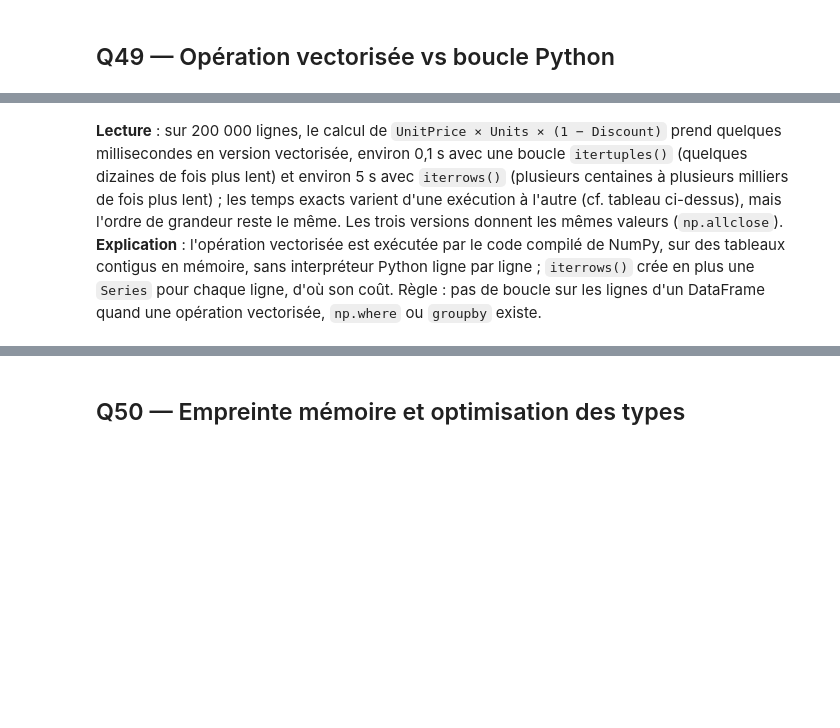
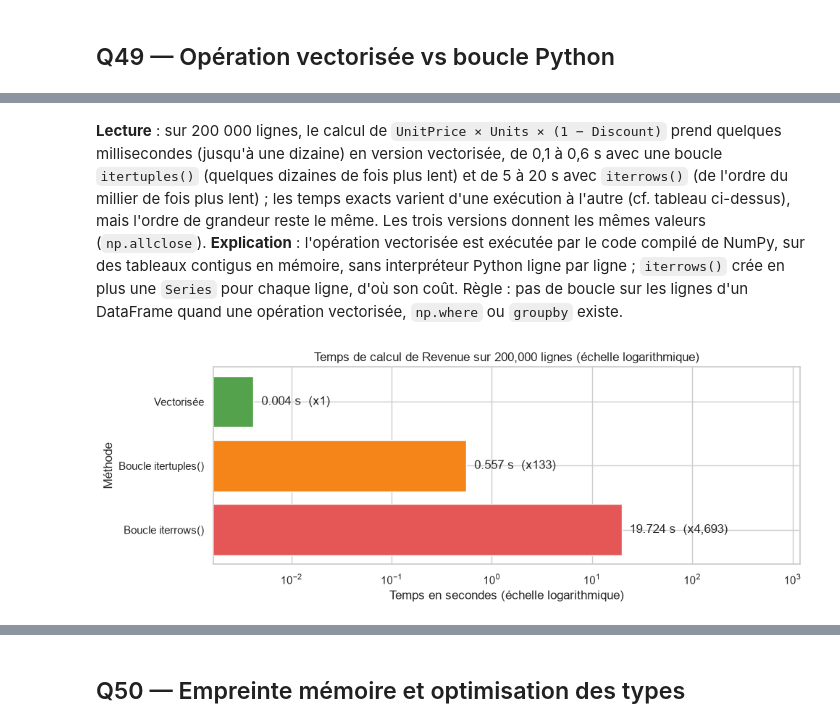
Before and after one commit to nessimhjaiej/TP-EDA, a Jupyter notebook: TP_EDA_Partie1-9.ipynb, the cells around one changed output, grey strips where cells are left out. Drawn from its saved outputs; the diff is of its cells as text; code cells hidden in the pictures; blank space fills up the shorter version.

```diff
--- a/TP_EDA_Partie1-9.ipynb
+++ b/TP_EDA_Partie1-9.ipynb
@@ -1316,2 +1316,17 @@ Taille du jeu de test : 200,000 lignes
 # %% [markdown]
-**Lecture** : sur 200 000 lignes, le calcul de `UnitPrice × Units × (1 − Discount)` prend quelques millisecondes en version vectorisée, environ 0,1 s avec une boucle `itertuples()` (quelques dizaines de fois plus lent) et environ 5 s avec `iterrows()` (plusieurs centaines à plusieurs milliers de fois plus lent) ; les temps exacts varient d'une exécution à l'autre (cf. tableau ci-dessus), mais l'ordre de grandeur reste le même. Les trois versions donnent les mêmes valeurs (`np.allclose`). **Explication** : l'opération vectorisée est exécutée par le code compilé de NumPy, sur des tableaux contigus en mémoire, sans interpréteur Python ligne par ligne ; `iterrows()` crée en plus une `Series` pour chaque ligne, d'où son coût. Règle : pas de boucle sur les lignes d'un DataFrame quand une opération vectorisée, `np.where` ou `groupby` existe.
+**Lecture** : sur 200 000 lignes, le calcul de `UnitPrice × Units × (1 − Discount)` prend quelques millisecondes (jusqu'à une dizaine) en version vectorisée, de 0,1 à 0,6 s avec une boucle `itertuples()` (quelques dizaines de fois plus lent) et de 5 à 20 s avec `iterrows()` (de l'ordre du millier de fois plus lent) ; les temps exacts varient d'une exécution à l'autre (cf. tableau ci-dessus), mais l'ordre de grandeur reste le même. Les trois versions donnent les mêmes valeurs (`np.allclose`). **Explication** : l'opération vectorisée est exécutée par le code compilé de NumPy, sur des tableaux contigus en mémoire, sans interpréteur Python ligne par ligne ; `iterrows()` crée en plus une `Series` pour chaque ligne, d'où son coût. Règle : pas de boucle sur les lignes d'un DataFrame quand une opération vectorisée, `np.where` ou `groupby` existe.
+# %%
+# Graphique Q49
+couleurs = ['#54A24B', '#F58518', '#E45756']
+plt.figure(figsize=(10, 3.8))
+plt.barh(temps.index, temps['Temps (s)'], color=couleurs)
+plt.xscale('log')
+plt.xlim(temps['Temps (s)'].min() * 0.4, temps['Temps (s)'].max() * 60)
+for i, (t, f) in enumerate(zip(temps['Temps (s)'], temps['Facteur vs vectorisée'])):
+    plt.text(t * 1.2, i, f'{t:.3f} s  (x{f:,.0f})', va='center')
+plt.gca().invert_yaxis()
+plt.title(f'Temps de calcul de Revenue sur {len(big):,} lignes (échelle logarithmique)')
+plt.xlabel('Temps en secondes (échelle logarithmique)'); plt.ylabel('Méthode')
+plt.tight_layout(); plt.show()
+# %% [output]
+[figure, added]
```
Also changed, not shown: parts of 24 cells of this notebook, 2 other files.
